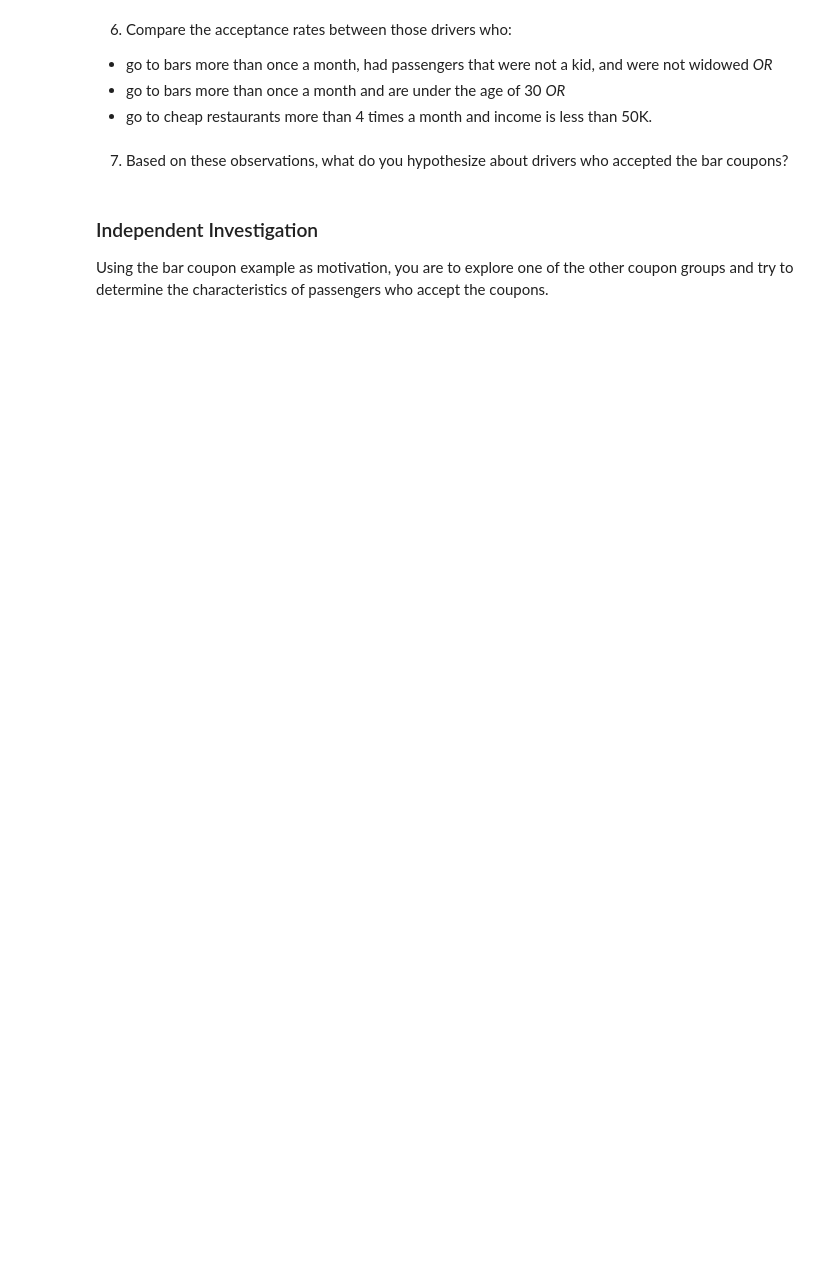
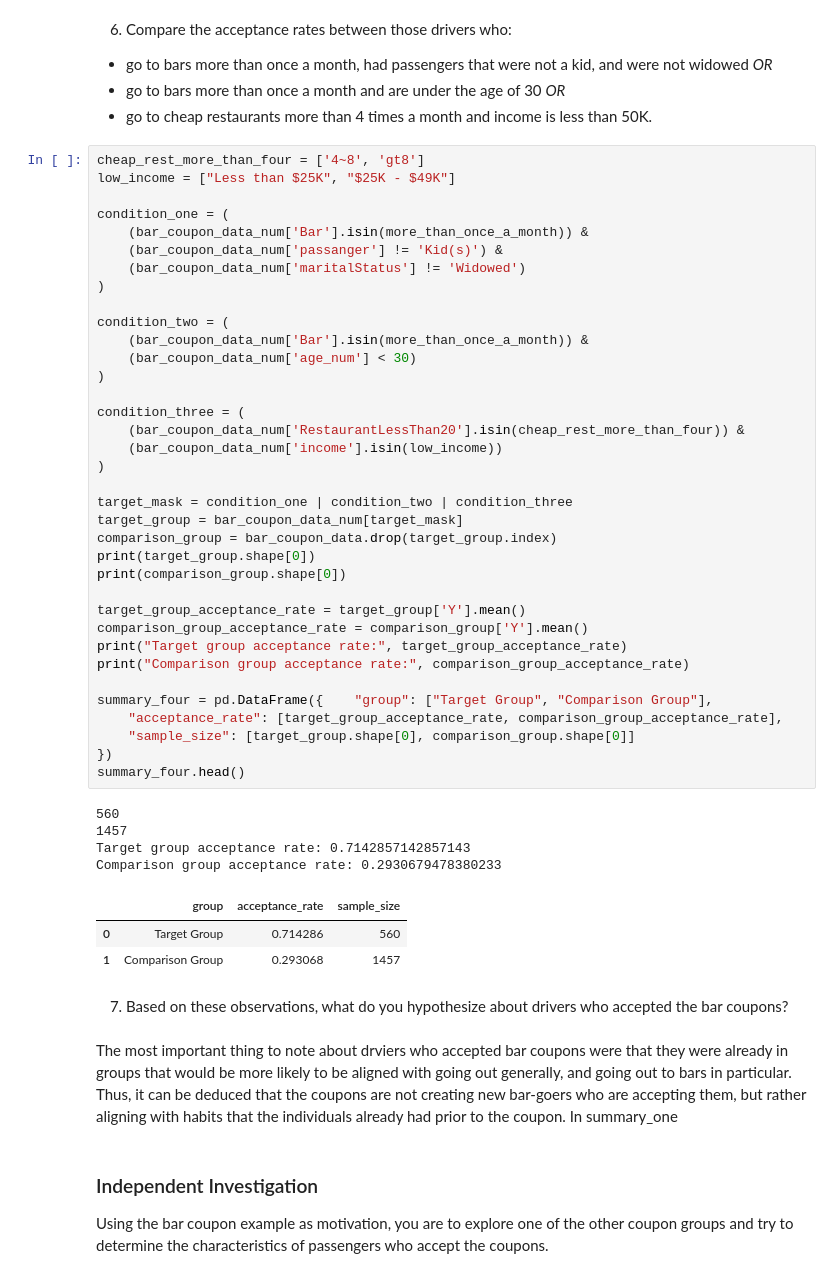
Before and after one commit to mateovargas/coupon-acceptance, a Jupyter notebook: prompt.ipynb, the cells around one changed output. Cells and saved outputs as stored; diff of their text form; blank space fills up the shorter version.

```diff
--- a/prompt.ipynb
+++ b/prompt.ipynb
@@ -391,8 +433,54 @@ coupon acceptance behaviors.
 - go to bars more than once a month, had passengers that were not a kid, and were not widowed *OR*
 - go to bars more than once a month and are under the age of 30 *OR*
 - go to cheap restaurants more than 4 times a month and income is less than 50K.
+# %%
+cheap_rest_more_than_four = ['4~8', 'gt8']
+low_income = ["Less than $25K", "$25K - $49K"]
+
+condition_one = (
+    (bar_coupon_data_num['Bar'].isin(more_than_once_a_month)) &
+    (bar_coupon_data_num['passanger'] != 'Kid(s)') &
+    (bar_coupon_data_num['maritalStatus'] != 'Widowed')
+)
+
+condition_two = (
+    (bar_coupon_data_num['Bar'].isin(more_than_once_a_month)) &
+    (bar_coupon_data_num['age_num'] < 30)
+)
+
+condition_three = (
+    (bar_coupon_data_num['RestaurantLessThan20'].isin(cheap_rest_more_than_four)) &
+    (bar_coupon_data_num['income'].isin(low_income))
+)
+
+target_mask = condition_one | condition_two | condition_three
+target_group = bar_coupon_data_num[target_mask]
+comparison_group = bar_coupon_data.drop(target_group.index)
+print(target_group.shape[0])
+print(comparison_group.shape[0])
+
+target_group_acceptance_rate = target_group['Y'].mean()
+comparison_group_acceptance_rate = comparison_group['Y'].mean()
+print("Target group acceptance rate:", target_group_acceptance_rate)
+print("Comparison group acceptance rate:", comparison_group_acceptance_rate)
+
+summary_four = pd.DataFrame({    "group": ["Target Group", "Comparison Group"],
+    "acceptance_rate": [target_group_acceptance_rate, comparison_group_acceptance_rate],
+    "sample_size": [target_group.shape[0], comparison_group.shape[0]]
+})
+summary_four.head()
+# %% [output]
+560
+1457
+Target group acceptance rate: 0.7142857142857143
+Comparison group acceptance rate: 0.2930679478380233
+|  | group | acceptance_rate | sample_size |
+| 0 | Target Group | 0.714286 | 560 |
+| 1 | Comparison Group | 0.293068 | 1457 |
 # %% [markdown]
 7.  Based on these observations, what do you hypothesize about drivers who accepted the bar coupons?
+# %% [markdown]
+The most important thing to note about drviers who accepted bar coupons were that they were already in groups that would be more likely to be aligned with going out generally, and going out to bars in particular. Thus, it can be deduced that the coupons are not creating new bar-goers who are accepting them, but rather aligning with habits that the individuals already had prior to the coupon. In summary_one
 # %% [markdown]
 ### Independent Investigation
 
```
Also changed, not shown: parts of 3 cells of this notebook.
